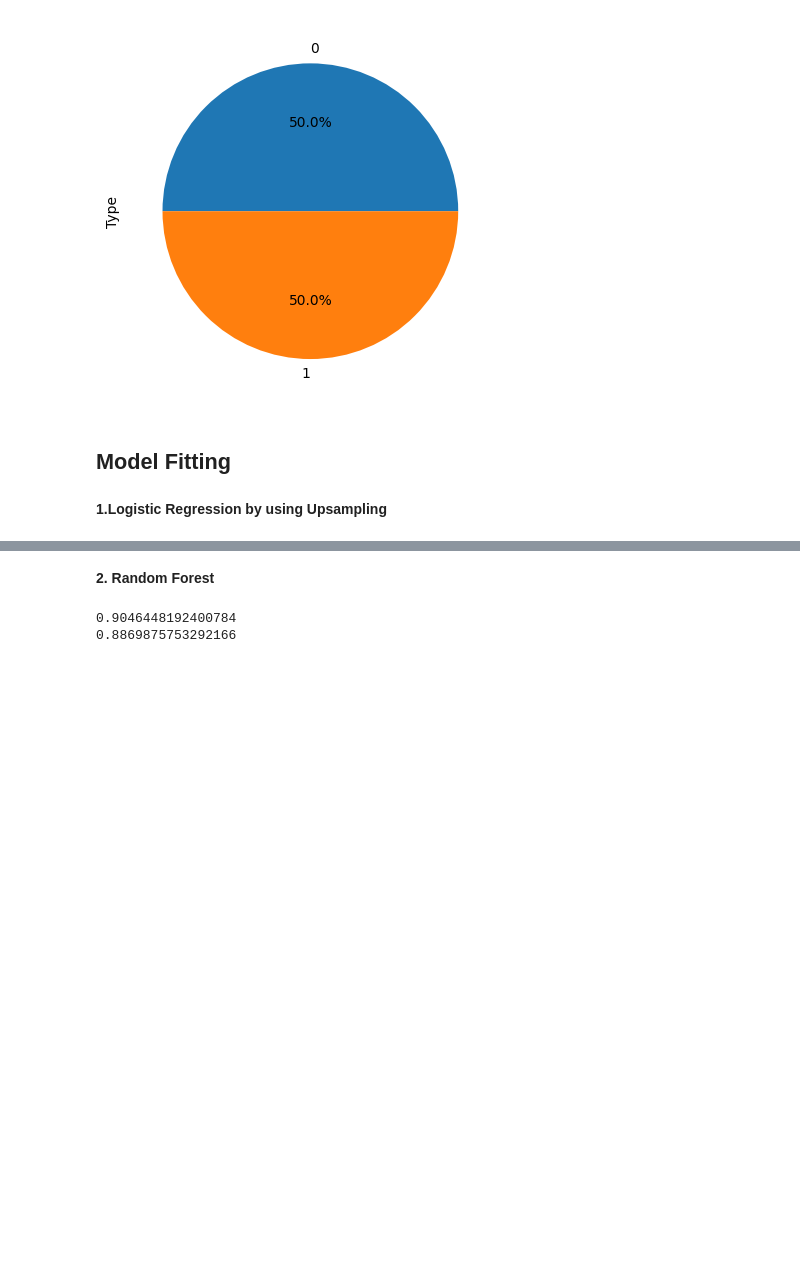
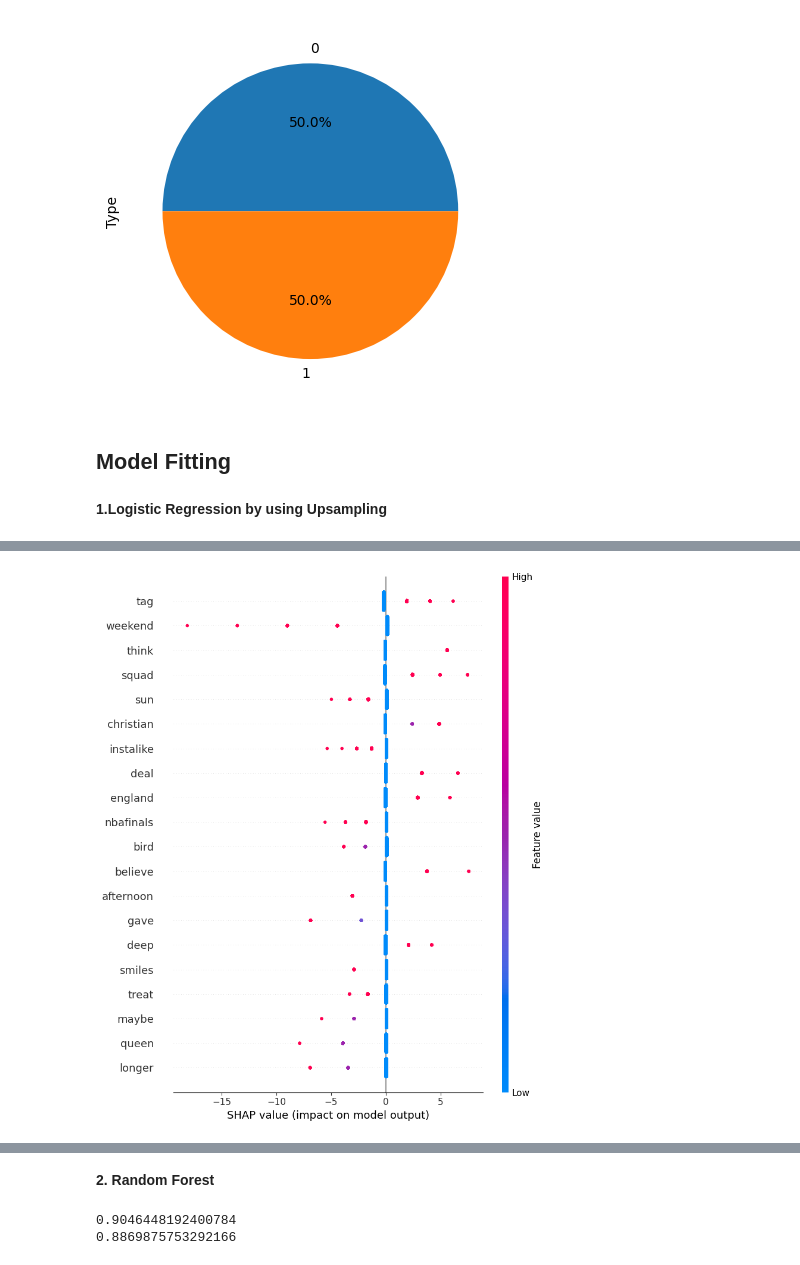
Before and after one commit to nileshmalode11/NLP_Project_Twitter_Sentiment_Analysis, a Jupyter notebook: Tweeter_Sentiment_Analysis.ipynb, the cells around one changed output, grey strips where cells are left out. Cells and saved outputs as stored; diff of their text form; code cells hidden in the pictures; blank space fills up the shorter version.

```diff
--- a/Tweeter_Sentiment_Analysis.ipynb
+++ b/Tweeter_Sentiment_Analysis.ipynb
@@ -563,0 +587,11 @@ Deprecated in NumPy 1.20; for more details and guidance: https://numpy.org/devdo
+# %%
+import shap
+
+# Assuming model is your trained logistic regression model
+explainer = shap.Explainer(lreg, x_train)
+shap_values = explainer.shap_values(x_test)
+
+# Visualize individual predictions
+shap.summary_plot(shap_values, x_test)
+# %% [output]
+[figure, added]
```
Also changed, not shown: parts of 7 cells of this notebook.
